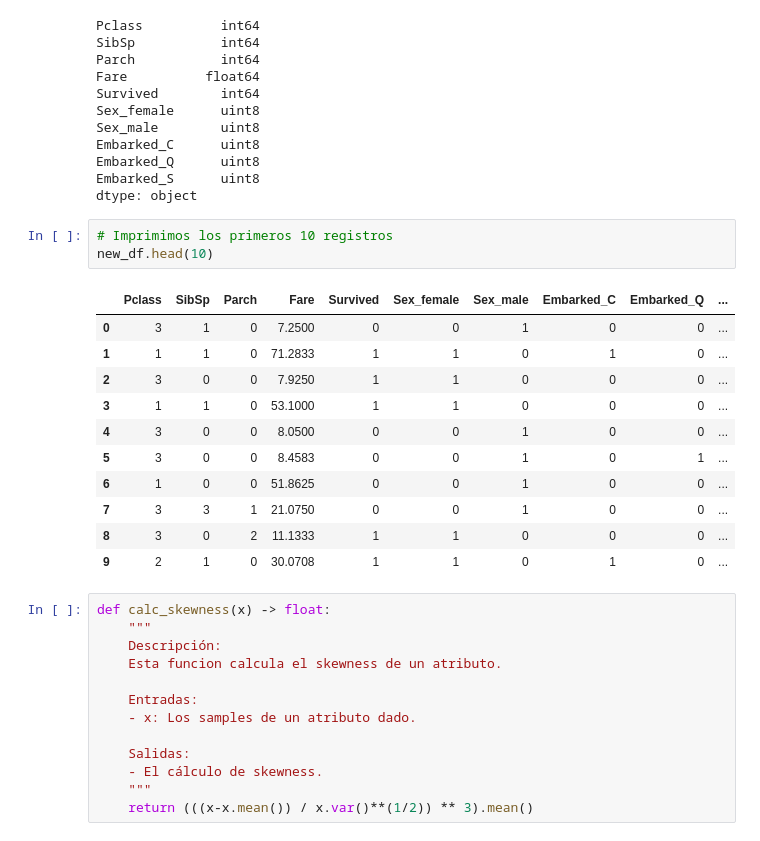
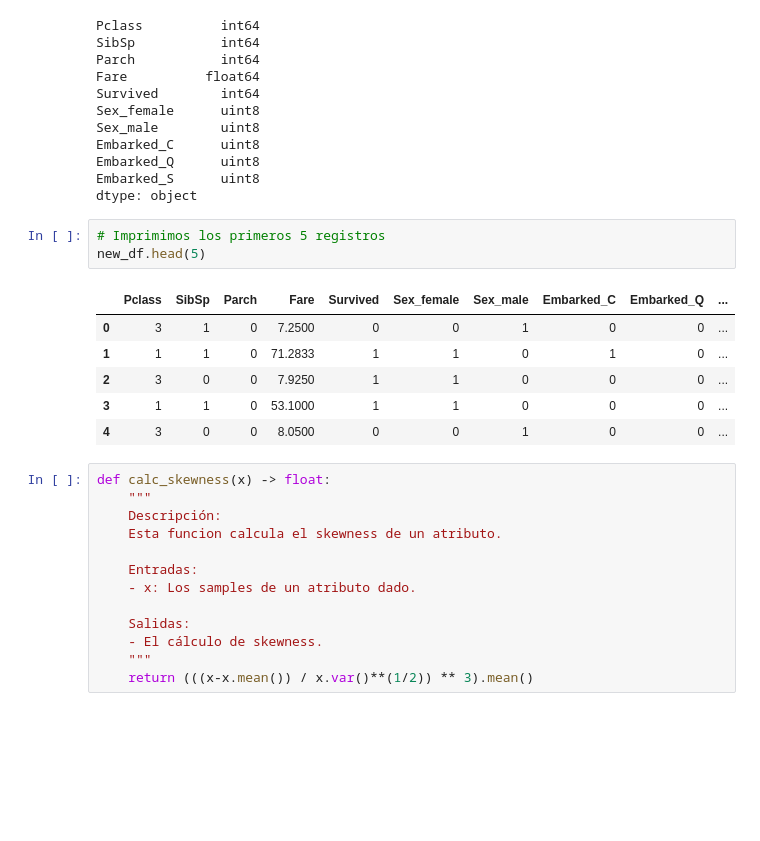
Before and after one commit to breko151/PREDICTIVE_MODELING, a Jupyter notebook: 3 - Modelo Lineal.ipynb, the cells around one changed output. Saved outputs shown, nothing was run; the diff lists cells and outputs as text; blank space fills up the shorter version.

```diff
--- a/3 - Modelo Lineal.ipynb
+++ b/3 - Modelo Lineal.ipynb
@@ -72,20 +85,15 @@ Embarked_Q      uint8
 Embarked_S      uint8
 dtype: object
 # %%
-# Imprimimos los primeros 10 registros
-new_df.head(10)
+# Imprimimos los primeros 5 registros
+new_df.head(5)
 # %% [output]
 |  | Pclass | SibSp | Parch | Fare | Survived | Sex_female | Sex_male | Embarked_C | Embarked_Q | ... |
 | 0 | 3 | 1 | 0 | 7.2500 | 0 | 0 | 1 | 0 | 0 | ... |
 | 1 | 1 | 1 | 0 | 71.2833 | 1 | 1 | 0 | 1 | 0 | ... |
 | 2 | 3 | 0 | 0 | 7.9250 | 1 | 1 | 0 | 0 | 0 | ... |
 | 3 | 1 | 1 | 0 | 53.1000 | 1 | 1 | 0 | 0 | 0 | ... |
 | 4 | 3 | 0 | 0 | 8.0500 | 0 | 0 | 1 | 0 | 0 | ... |
-| 5 | 3 | 0 | 0 | 8.4583 | 0 | 0 | 1 | 0 | 1 | ... |
-| 6 | 1 | 0 | 0 | 51.8625 | 0 | 0 | 1 | 0 | 0 | ... |
-| 7 | 3 | 3 | 1 | 21.0750 | 0 | 0 | 1 | 0 | 0 | ... |
-| 8 | 3 | 0 | 2 | 11.1333 | 1 | 1 | 0 | 0 | 0 | ... |
-| 9 | 2 | 1 | 0 | 30.0708 | 1 | 1 | 0 | 1 | 0 | ... |
 # %%
 def calc_skewness(x) -> float:
     """
```
Also changed, not shown: parts of 17 cells of this notebook, 1 other file.
